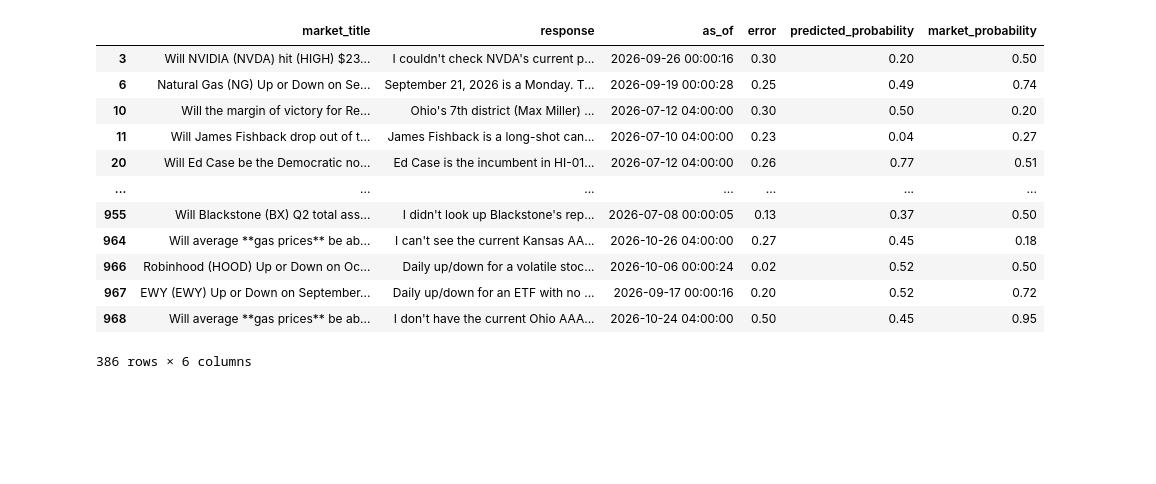
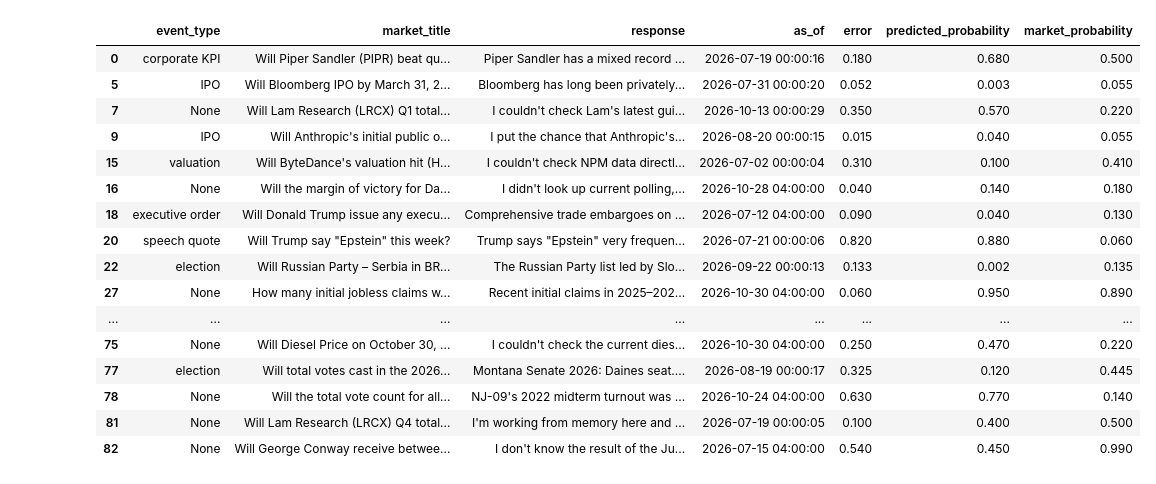
Before and after one commit to andrewkittredge/prediction-market-benchmark, a Jupyter notebook: brier_score.ipynb, the cells around one changed output. Drawn from its saved outputs; the diff is of its cells as text; code cells hidden in the pictures; blank space fills up the shorter version.

Commit message:
add columns

```diff
--- a/brier_score.ipynb
+++ b/brier_score.ipynb
@@ -8,7 +8,7 @@ from scipy.stats import linregress
 
 from benchmark.config import EXPERIMENT_NAME
 # %%
-exp = mlflow.set_experiment(EXPERIMENT_NAME)
+exp = mlflow.set_experiment("event_categories")
 # %%
 # one row per child run (a model x system-prompt pair) with each scorer's
 # mean over the run; the model is only recorded in the run name. The
@@ -88,7 +66,9 @@ trace_df = pd.DataFrame(
         )
         .to_timestamp(how="end")
         .normalize(),
+        "exchange": traces["tags"].map(lambda t: t.get("exchange")),
         "category": traces["tags"].map(lambda t: t.get("event_category")),
+        "event_type": traces["tags"].map(lambda t: t.get("std_event_type")),
         "market_title": traces["request"].map(lambda r: r["inputs"]["market_title"]),
         "response": traces["response"].map(lambda r: r and r["raw"]),
         "as_of": traces["request"].map(lambda r: pd.Timestamp(r["inputs"]["as_of"])),
@@ -126,25 +90,30 @@ trace_df["error"] = abs(
 # %%
 trace_df[
     [
+        "event_type",
         "market_title",
         "response",
         "as_of",
         "error",
         "predicted_probability",
         "market_probability",
     ]
 ]
 # %% [output]
-|  | market_title | response | as_of | error | predicted_probability | market_probability |
-| 3 | Will NVIDIA (NVDA) hit (HIGH) $23... | I couldn't check NVDA's current p... | 2026-09-26 00:00:16 | 0.30 | 0.20 | 0.50 |
-| 6 | Natural Gas (NG) Up or Down on Se... | September 21, 2026 is a Monday. T... | 2026-09-19 00:00:28 | 0.25 | 0.49 | 0.74 |
-| 10 | Will the margin of victory for Re... | Ohio's 7th district (Max Miller) ... | 2026-07-12 04:00:00 | 0.30 | 0.50 | 0.20 |
-| 11 | Will James Fishback drop out of t... | James Fishback is a long-shot can... | 2026-07-10 04:00:00 | 0.23 | 0.04 | 0.27 |
-| 20 | Will Ed Case be the Democratic no... | Ed Case is the incumbent in HI-01... | 2026-07-12 04:00:00 | 0.26 | 0.77 | 0.51 |
-| ... | ... | ... | ... | ... | ... | ... |
-| 955 | Will Blackstone (BX) Q2 total ass... | I didn't look up Blackstone's rep... | 2026-07-08 00:00:05 | 0.13 | 0.37 | 0.50 |
-| 964 | Will average **gas prices** be ab... | I can't see the current Kansas AA... | 2026-10-26 04:00:00 | 0.27 | 0.45 | 0.18 |
-| 966 | Robinhood (HOOD) Up or Down on Oc... | Daily up/down for a volatile stoc... | 2026-10-06 00:00:24 | 0.02 | 0.52 | 0.50 |
-| 967 | EWY (EWY) Up or Down on September... | Daily up/down for an ETF with no ... | 2026-09-17 00:00:16 | 0.20 | 0.52 | 0.72 |
-| 968 | Will average **gas prices** be ab... | I don't have the current Ohio AAA... | 2026-10-24 04:00:00 | 0.50 | 0.45 | 0.95 |
+|  | event_type | market_title | response | as_of | error | predicted_probability | market_probability |
+| 0 | corporate KPI | Will Piper Sandler (PIPR) beat qu... | Piper Sandler has a mixed record ... | 2026-07-19 00:00:16 | 0.180 | 0.680 | 0.500 |
+| 5 | IPO | Will Bloomberg IPO by March 31, 2... | Bloomberg has long been privately... | 2026-07-31 00:00:20 | 0.052 | 0.003 | 0.055 |
+| 7 | None | Will Lam Research (LRCX) Q1 total... | I couldn't check Lam's latest gui... | 2026-10-13 00:00:29 | 0.350 | 0.570 | 0.220 |
+| 9 | IPO | Will Anthropic's initial public o... | I put the chance that Anthropic's... | 2026-08-20 00:00:15 | 0.015 | 0.040 | 0.055 |
+| 15 | valuation | Will ByteDance's valuation hit (H... | I couldn't check NPM data directl... | 2026-07-02 00:00:04 | 0.310 | 0.100 | 0.410 |
+| 16 | None | Will the margin of victory for Da... | I didn't look up current polling,... | 2026-10-28 04:00:00 | 0.040 | 0.140 | 0.180 |
+| 18 | executive order | Will Donald Trump issue any execu... | Comprehensive trade embargoes on ... | 2026-07-12 04:00:00 | 0.090 | 0.040 | 0.130 |
+| 20 | speech quote | Will Trump say "Epstein" this week? | Trump says "Epstein" very frequen... | 2026-07-21 00:00:06 | 0.820 | 0.880 | 0.060 |
+| 22 | election | Will Russian Party – Serbia in BR... | The Russian Party list led by Slo... | 2026-09-22 00:00:13 | 0.133 | 0.002 | 0.135 |
+| 27 | None | How many initial jobless claims w... | Recent initial claims in 2025–202... | 2026-10-30 04:00:00 | 0.060 | 0.950 | 0.890 |
+| ... | ... | ... | ... | ... | ... | ... | ... |
+| 75 | None | Will Diesel Price on October 30, ... | I couldn't check the current dies... | 2026-10-30 04:00:00 | 0.250 | 0.470 | 0.220 |
+| 77 | election | Will total votes cast in the 2026... | Montana Senate 2026: Daines seat.... | 2026-08-19 00:00:17 | 0.325 | 0.120 | 0.445 |
+| 78 | None | Will the total vote count for all... | NJ-09's 2022 midterm turnout was ... | 2026-10-24 04:00:00 | 0.630 | 0.770 | 0.140 |
+| 81 | None | Will Lam Research (LRCX) Q4 total... | I'm working from memory here and ... | 2026-07-19 00:00:05 | 0.100 | 0.400 | 0.500 |
+| 82 | None | Will George Conway receive betwee... | I don't know the result of the Ju... | 2026-07-15 04:00:00 | 0.540 | 0.450 | 0.990 |
-386 rows × 6 columns
```
Also changed, not shown: parts of 9 cells of this notebook, 5 other files.
